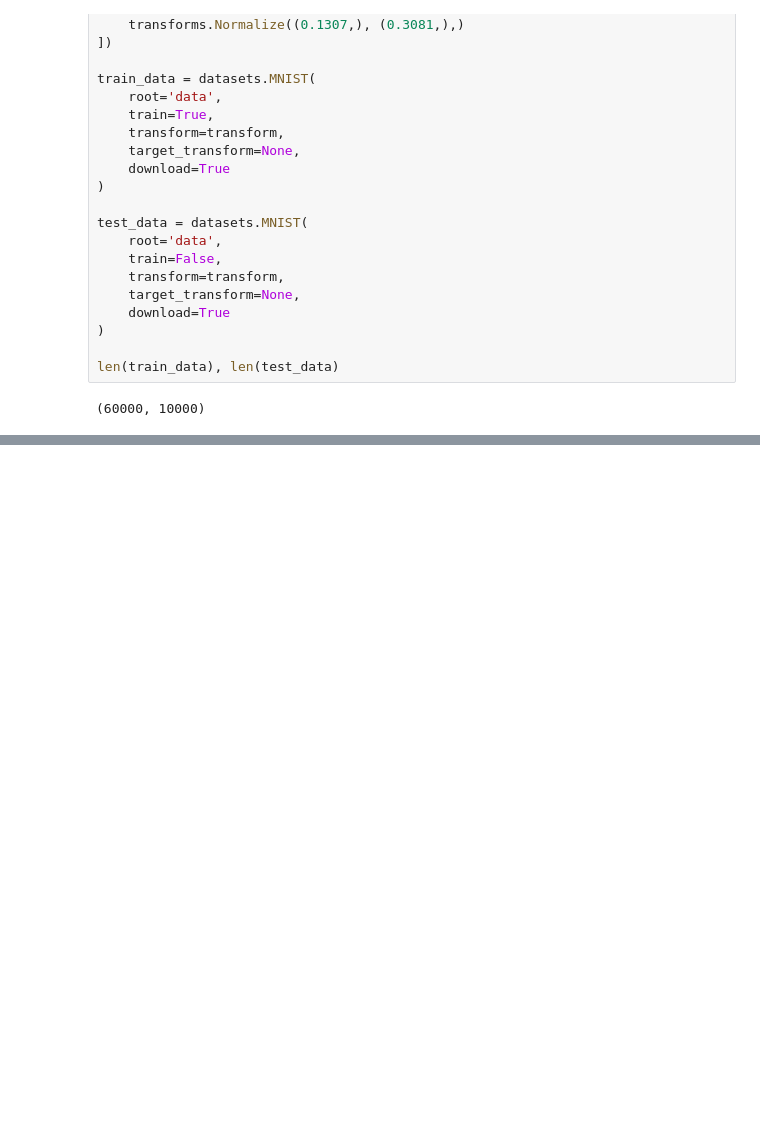
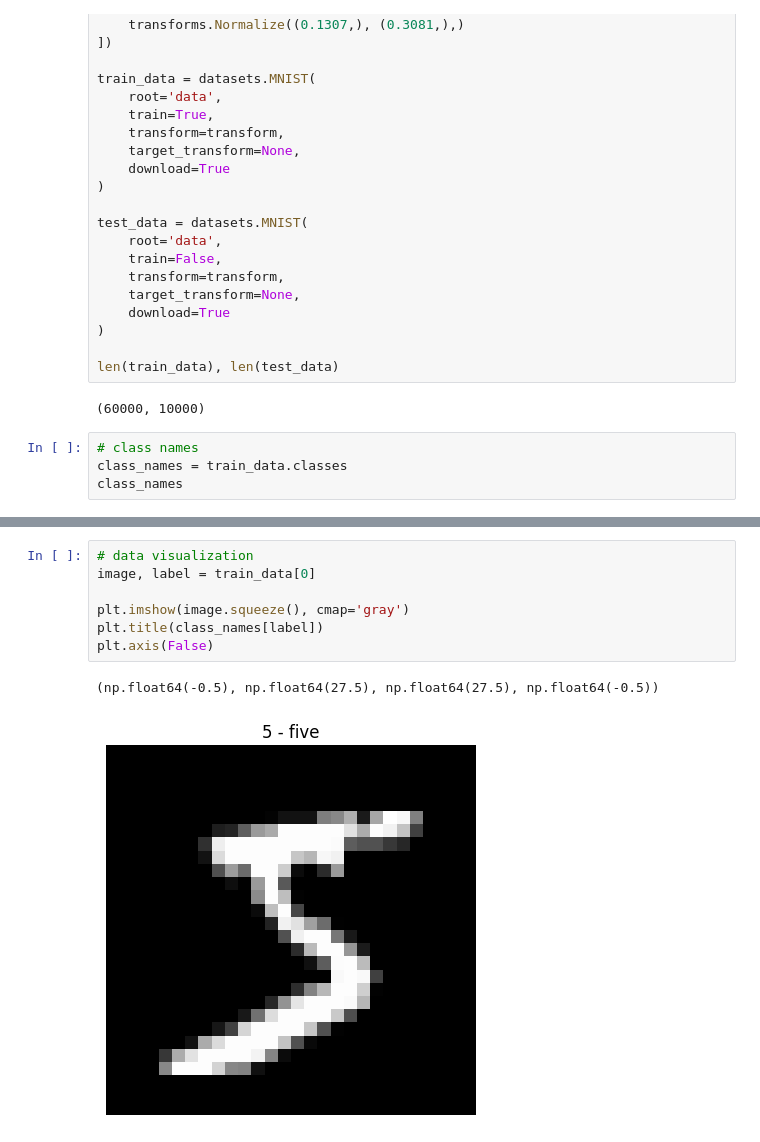
Before and after one commit to manisharavindh/basic-pytorch-models, a Jupyter notebook: notebooks/04_mnist_cnn_model.ipynb, the cells around one changed output, grey strips where cells are left out. Cells and saved outputs as stored; diff of their text form; blank space fills up the shorter version.

```diff
--- a/notebooks/04_mnist_cnn_model.ipynb
+++ b/notebooks/04_mnist_cnn_model.ipynb
@@ -48,3 +48,7 @@ test_data = datasets.MNIST(
 len(train_data), len(test_data)
 # %% [output]
 (60000, 10000)
+# %%
+# class names
+class_names = train_data.classes
+class_names
@@ -50,0 +66,10 @@ len(train_data), len(test_data)
+# %%
+# data visualization
+image, label = train_data[0]
+
+plt.imshow(image.squeeze(), cmap='gray')
+plt.title(class_names[label])
+plt.axis(False)
+# %% [output]
+(np.float64(-0.5), np.float64(27.5), np.float64(27.5), np.float64(-0.5))
+[figure, added]
```
Also changed, not shown: parts of 13 cells of this notebook.
